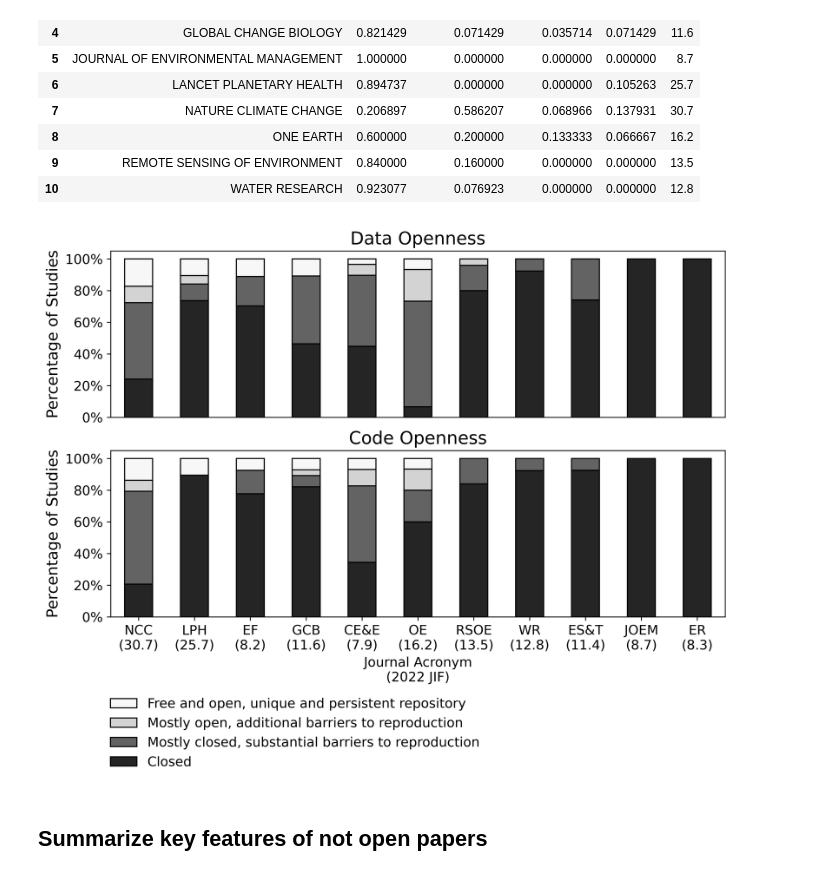
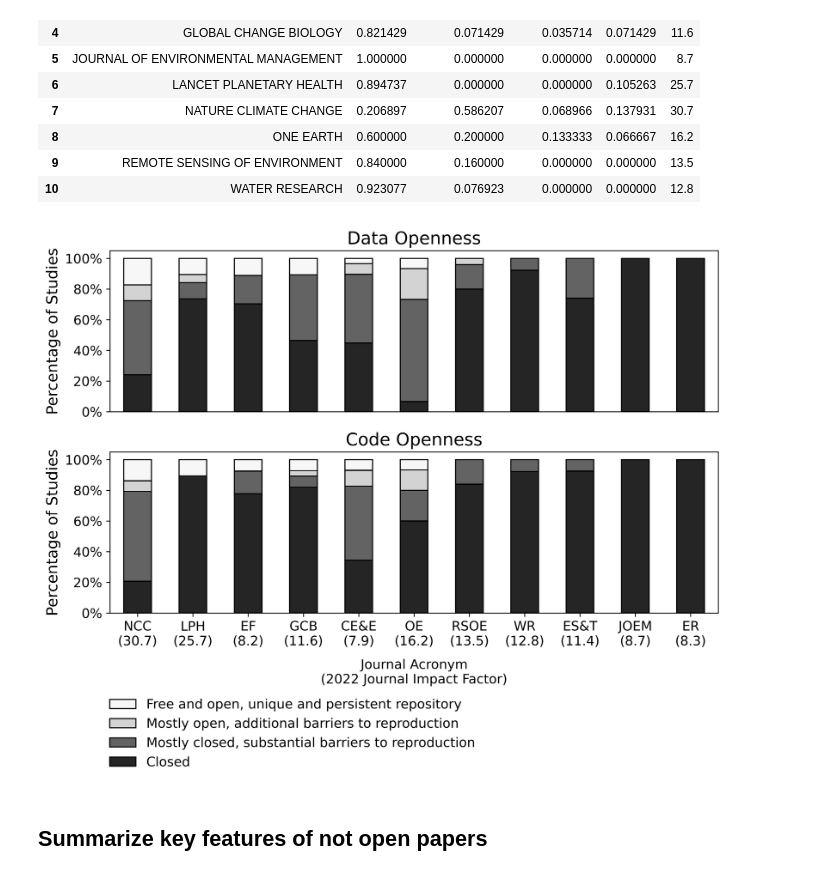
Before and after one commit to abpoll/open, a Jupyter notebook: src/Results.ipynb, the cells around one changed output. Saved outputs shown, nothing was run; the diff lists cells and outputs as text; code cells hidden in the pictures.

```diff
--- a/src/Results.ipynb
+++ b/src/Results.ipynb
@@ -385,36 +385,40 @@ ax[0].tick_params(axis='both', labelsize=12)
 ax[0].set_ylabel('Percentage of Studies', size=14)
 ax[0].tick_params(axis='x', which='both',
                   bottom=False)
 
 ax[0].set_title('Data Openness', size=16)
 ax[1].set_title('Code Openness', size=16)
 
 ax[0].yaxis.set_major_formatter(mtick.PercentFormatter())
 ax[1].yaxis.set_major_formatter(mtick.PercentFormatter())
 
 handles, labels = ax[1].get_legend_handles_labels()
 
 ax[1].legend(reversed(handles),
              reversed(labels),
              loc='center',
-             bbox_to_anchor=(0.3, -0.7),
+             bbox_to_anchor=(0.3, -0.75),
              fancybox=False,
              shadow=False,
              frameon=False,
              fontsize='large',
              ncol=1)
 
-ax[1].set_xlabel('Journal Acronym\n(2022 JIF)', size=12)
+ax[1].set_xlabel('Journal Acronym\n(2022 Journal Impact Factor)',
+                 size=12,
+                 labelpad=10)
 ax[1].set_xticks(ax[1].get_xticks(),
                  ax[1].get_xticklabels(),
                  rotation=0,
                  ha='center')
 
+plt.subplots_adjust(hspace=0.25)
+
 fig.savefig(join(ROOT_DIR, 'fig', 'fig1.png'),
             dpi=600,
             bbox_inches='tight')
 # %% [output]
-[figure, old version]
+[figure, new version]
 # %% [markdown]
 ## Summarize key features of not open papers
 # %%
```
Also changed, not shown: 2 other files.
